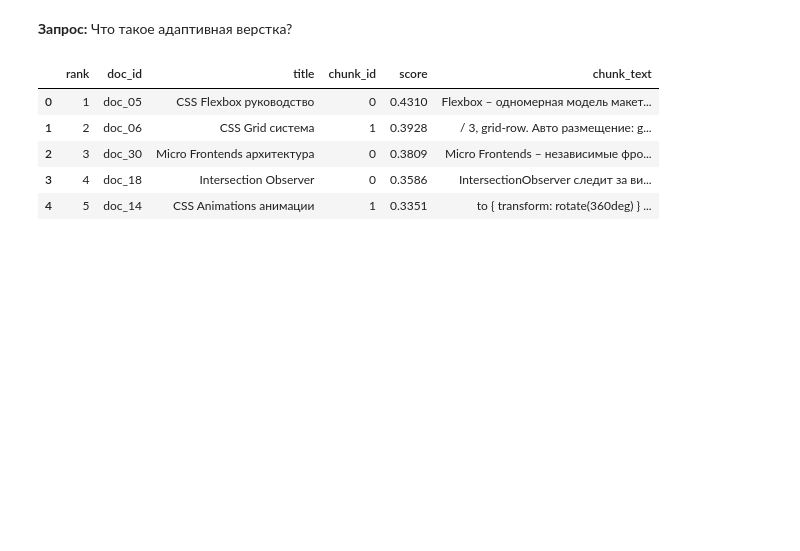
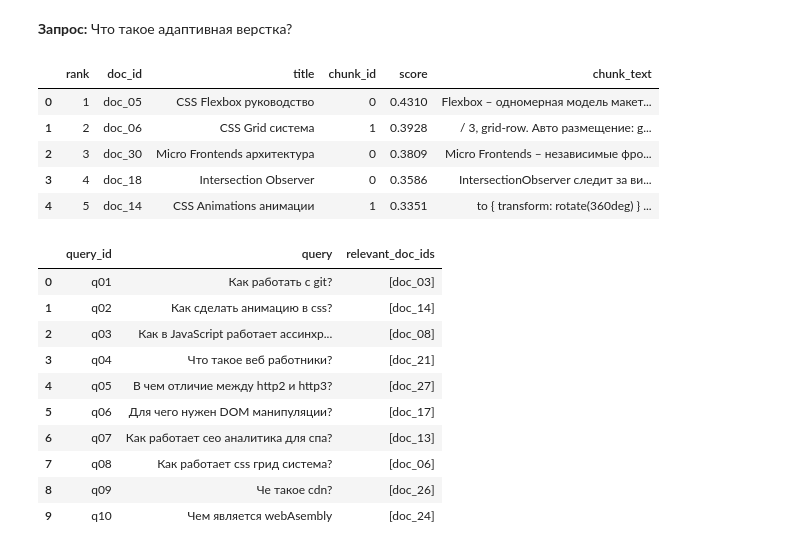
Before and after one commit to reborn-type/aie-gr3-stud-repos, a Jupyter notebook: homeworks/HW14/HW14.ipynb, the cells around one changed output. Saved outputs shown, nothing was run; the diff lists cells and outputs as text; code cells hidden in the pictures; blank space fills up the shorter version.

```diff
--- a/homeworks/HW14/HW14.ipynb
+++ b/homeworks/HW14/HW14.ipynb
@@ -598,3 +591,73 @@ for i in faiss_querys:
 | 2 | 3 | doc_30 | Micro Frontends архитектура | 0 | 0.3809 | Micro Frontends – независимые фро... |
 | 3 | 4 | doc_18 | Intersection Observer | 0 | 0.3586 | IntersectionObserver следит за ви... |
 | 4 | 5 | doc_14 | CSS Animations анимации | 1 | 0.3351 | to { transform: rotate(360deg) } ... |
+# %%
+# сделаю набор контрольных запросов:
+
+benchmark_queries: List[Dict[str, object]] = [
+    {
+        "query_id": "q01",
+        "query": "Как работать с git?",
+        "relevant_doc_ids": ["doc_03"]
+    },
+    {
+        "query_id": "q02",
+        "query": "Как сделать анимацию в css?",
+        "relevant_doc_ids": ["doc_14"]
+    },
+    {
+        "query_id": "q03",
+        "query": "Как в JavaScript работает ассинхронность?",
+        "relevant_doc_ids": ["doc_08"]
+    },
+    {
+        "query_id": "q04",
+        "query": "Что такое веб работники?",
+        "relevant_doc_ids": ["doc_21"]
+    },
+    {
+        "query_id": "q05",
+        "query": "В чем отличие между http2 и http3?",
+        "relevant_doc_ids": ["doc_27"]
+    },
+    {
+        "query_id": "q06",
+        "query": "Для чего нужен DOM манипуляции?",
+        "relevant_doc_ids": ["doc_17"]
+    },
+    {
+        "query_id": "q07",
+        "query": "Как работает сео аналитика для спа?",
+        "relevant_doc_ids": ["doc_13"]
+    },
+    {
+        "query_id": "q08",
+        "query": "Как работает css грид система?",
+        "relevant_doc_ids": ["doc_06"]
+    },
+    {
+        "query_id": "q09",
+        "query": "Че такое cdn?",
+        "relevant_doc_ids": ["doc_26"]
+    },
+    {
+        "query_id": "q10",
+        "query": "Чем является webAsembly",
+        "relevant_doc_ids": ["doc_24"]
+    },
+]
+
+benchmark_df = pd.DataFrame(benchmark_queries)
+display(benchmark_df)
+# %% [output]
+|  | query_id | query | relevant_doc_ids |
+| 0 | q01 | Как работать с git? | [doc_03] |
+| 1 | q02 | Как сделать анимацию в css? | [doc_14] |
+| 2 | q03 | Как в JavaScript работает ассинхр... | [doc_08] |
+| 3 | q04 | Что такое веб работники? | [doc_21] |
+| 4 | q05 | В чем отличие между http2 и http3? | [doc_27] |
+| 5 | q06 | Для чего нужен DOM манипуляции? | [doc_17] |
+| 6 | q07 | Как работает сео аналитика для спа? | [doc_13] |
+| 7 | q08 | Как работает css грид система? | [doc_06] |
+| 8 | q09 | Че такое cdn? | [doc_26] |
+| 9 | q10 | Чем является webAsembly | [doc_24] |
```
Also changed, not shown: parts of 6 cells of this notebook.
